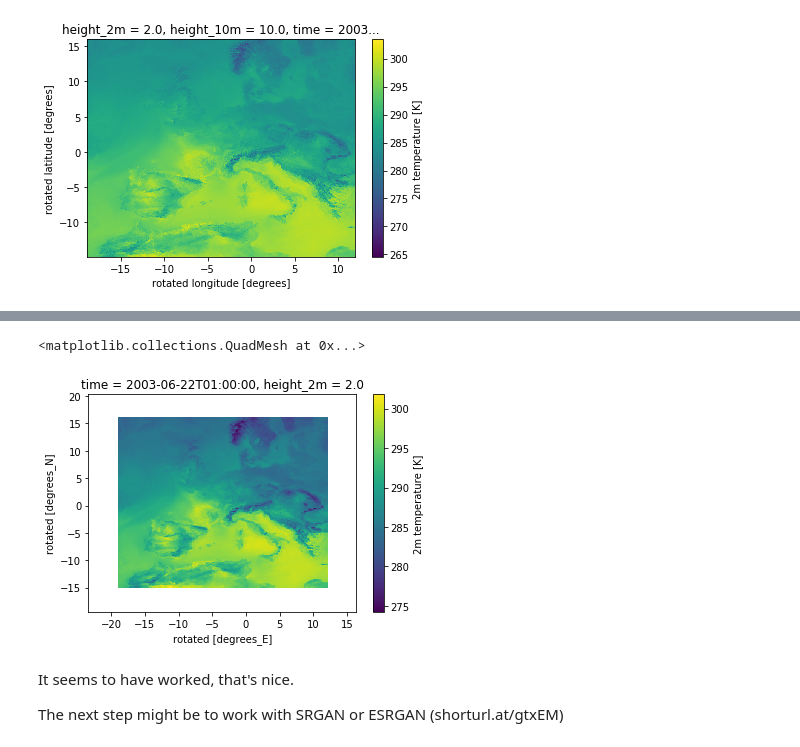
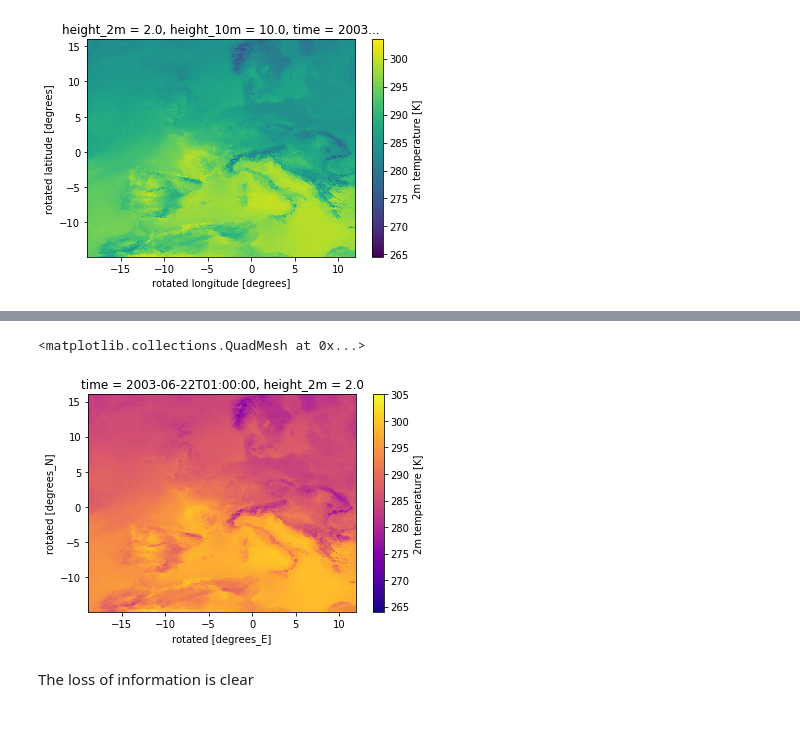
Before and after one commit to LeoMicollet/Downscaling_CM, a Jupyter notebook: dev/CDO_verification.ipynb, the cells around one changed output, grey strips where cells are left out. Cells and saved outputs as stored; diff of their text form; code cells hidden in the pictures.

```diff
--- a/dev/CDO_verification.ipynb
+++ b/dev/CDO_verification.ipynb
@@ -54,6 +54,6 @@ saving to  ./random_week.nc
 finished saving
 # %%
-rand_week_12km_no_w = xr.open_dataset("random_week_no_weight.nc")
+rand_week_12km_no_w = xr.open_dataset("random_week_12km_odim.nc")
 rand_week_12km_no_w
 # %% [output]
 <xarray.Dataset>
@@ -81,9 +88,7 @@ rand_week.T_2M.isel(time=1).plot()
 # %%
-rand_week_12km_no_w.T_2M.isel(time=1).plot()
+rand_week_12km_no_w.T_2M.isel(time=1).plot(vmin = 264, vmax = 305, cmap='plasma')
 # %% [output]
 <matplotlib.collections.QuadMesh at 0x...>
-[figure, old version]
+[figure, new version]
-# %% [markdown]
-It seems to have worked, that's nice.
-
-The next step might be to work with SRGAN or ESRGAN (shorturl.at/gtxEM)
+# %% [markdown]
+The loss of information is clear
```
Also changed, not shown: parts of 6 cells of this notebook, 1 other file.
